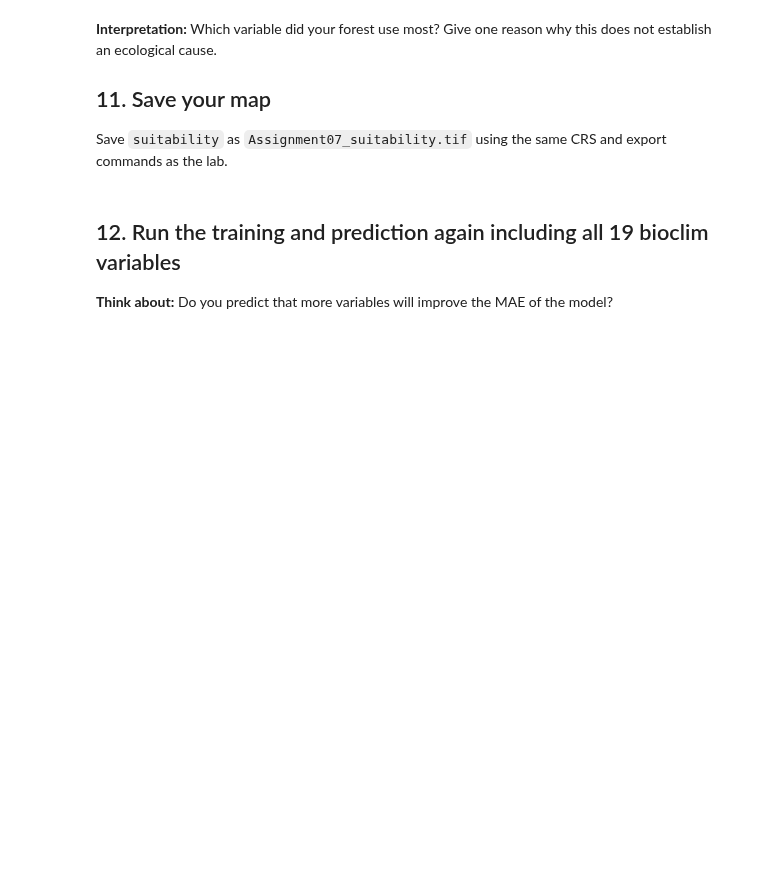
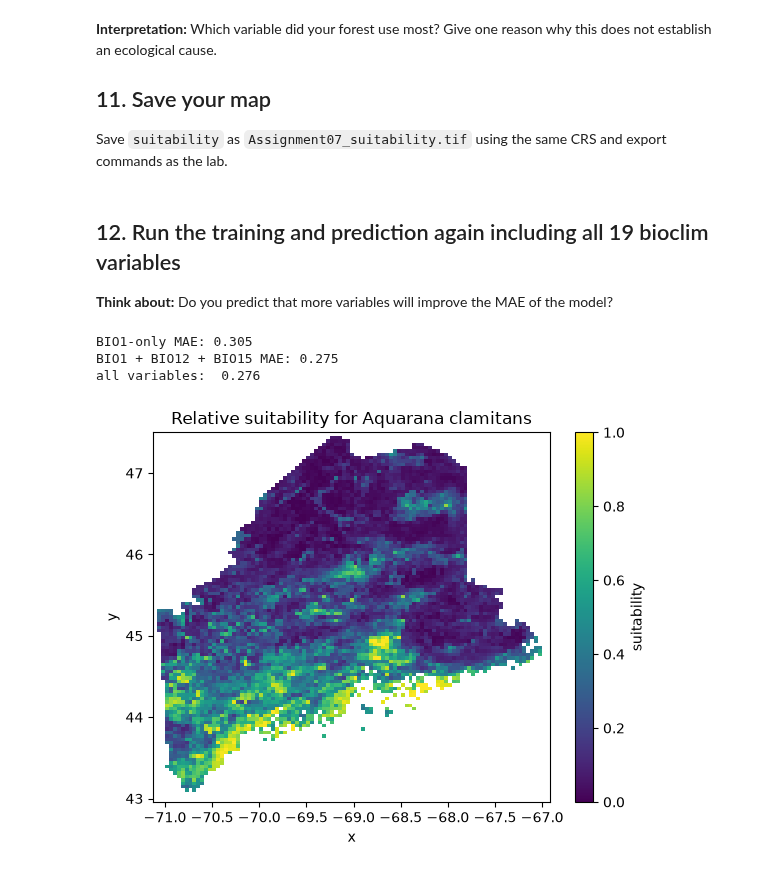
Before and after one commit to drewgutt/BIO597-SpatialBiodiversity, a Jupyter notebook: docs/assignments/Assignment-07-MachineLearningSDM.ipynb, the cells around one changed output. Saved outputs shown, nothing was run; the diff lists cells and outputs as text; code cells hidden in the pictures; blank space fills up the shorter version.

```diff
--- a/docs/assignments/Assignment-07-MachineLearningSDM.ipynb
+++ b/docs/assignments/Assignment-07-MachineLearningSDM.ipynb
@@ -134,7 +328,56 @@ Save `suitability` as `Assignment07_suitability.tif` using the same CRS and expo
 **Think about:** Do you predict that more variables will improve the MAE of the model?
 # %%
 # Run the full analysis again but this time include all 19 bioclim variables
-# feel free to copy/paste from cells above
+
+# Select the three predictor columns from the existing training and test tables.
+features_all = ["bio_1", "bio_2", "bio_3", "bio_4", "bio_5", "bio_6", "bio_7", "bio_8", "bio_9", "bio_10", "bio_11","bio_12", "bio_13","bio_14","bio_15", "bio_16","bio_17","bio_18","bio_19",]
+
+# Fit three_variable_model and predict the same withheld cells.
+X = model_data[features_all]
+
+X_train, X_test, y_train, y_test = train_test_split(
+    X,
+    y,
+    test_size=0.25,
+    random_state=597,
+)
+
+all_variable_model = RandomForestRegressor(
+    n_estimators=100, min_samples_leaf=5, random_state=2,
+)
+
+all_variable_model.fit(X_train, y_train)
+all_variable_prediction = all_variable_model.predict(X_test)
+# Calculate three_variable_error and print it beside bio1_error.
+all_variable_error = mean_absolute_error(y_test, all_variable_prediction)
+
+print("BIO1-only MAE:", round(bio1_error, 3))
+print("BIO1 + BIO12 + BIO15 MAE:", round(three_variable_error, 3))
+print("all variables: ", round(all_variable_error, 3))
+
+X = model_data[features_all]
+
+# Fit final_model with the same forest settings.
+final_model = RandomForestRegressor(
+    n_estimators=100, min_samples_leaf=5, random_state=597,
+)
+
+
+
+final_model.fit(X, y)
+grid["suitability"] = final_model.predict(grid[features_all])
+
+suitability = grid.set_index(["y", "x"])["suitability"].to_xarray()
+suitability = suitability.reindex(y=climate.y, x=climate.x)
+
+suitability.plot(vmin=0, vmax=1, cmap="viridis")
+plt.title(f"Relative suitability for {target_species}")
+plt.show()
+# %% [output]
+BIO1-only MAE: 0.305
+BIO1 + BIO12 + BIO15 MAE: 0.275
+all variables:  0.276
+[figure, added]
 # %% [markdown]
 ## Final reflection
 
```
Also changed, not shown: parts of 19 cells of this notebook, 1 other file.
